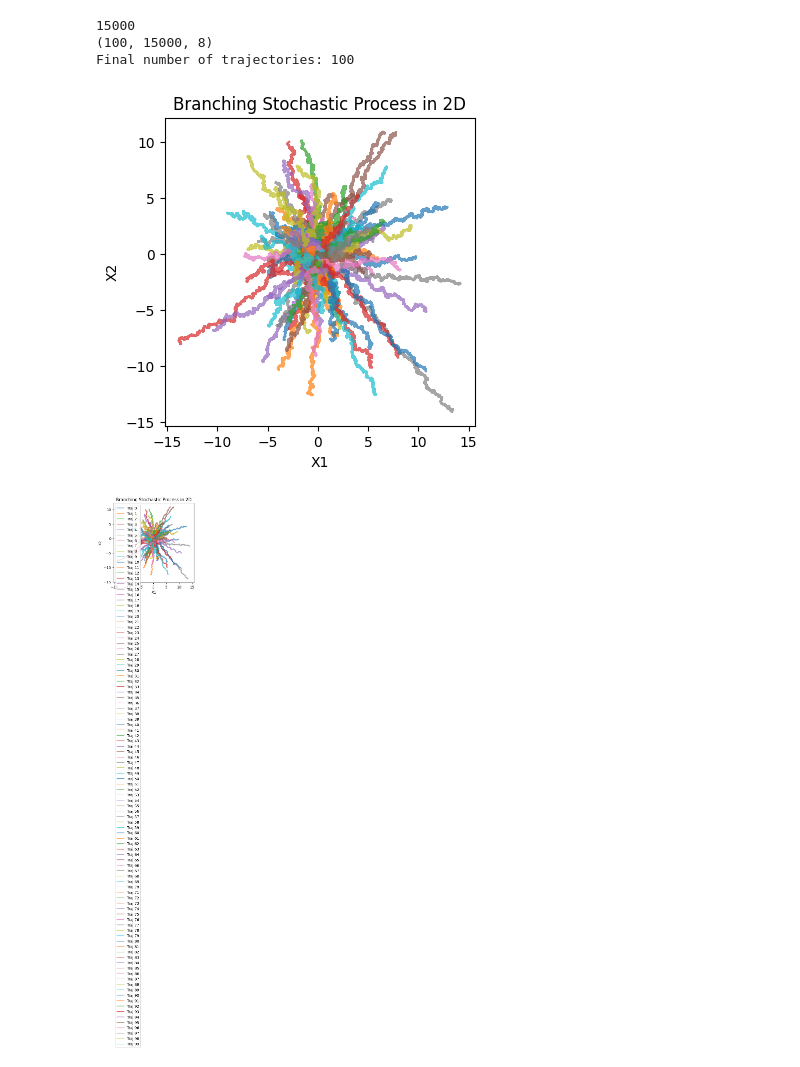
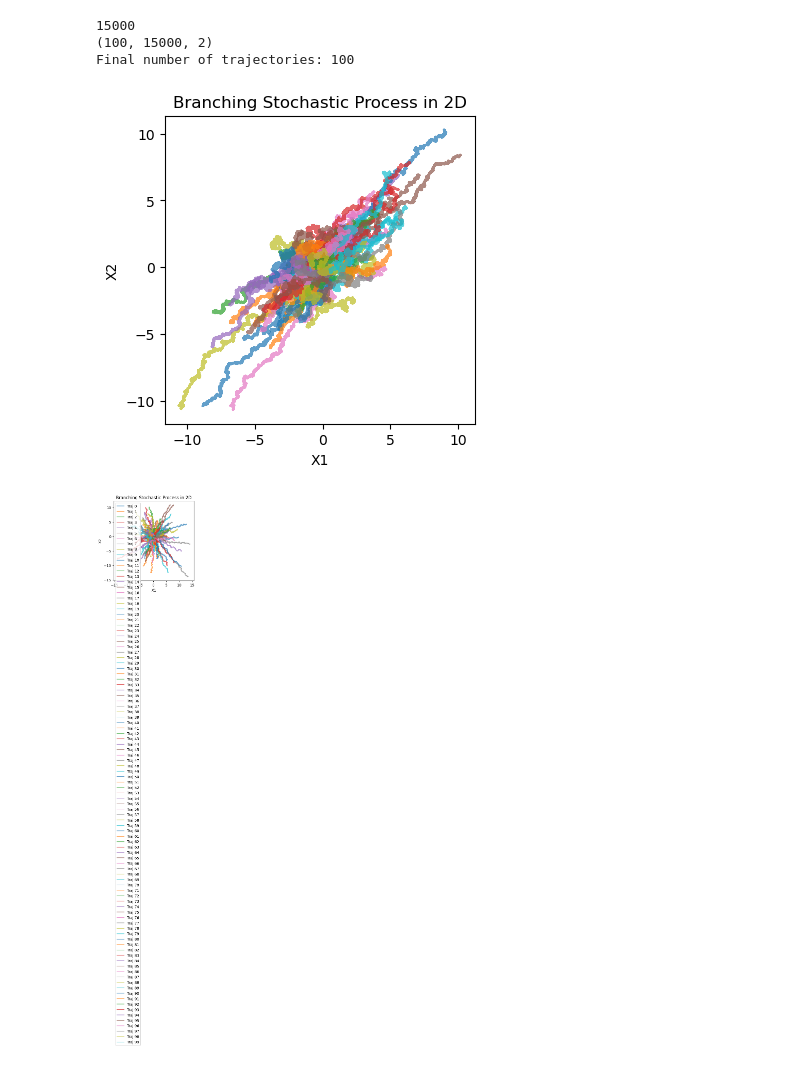
Before and after one commit to StanleyN1/OTProject, a Jupyter notebook: trajectory_inference/src/branching_test.ipynb, the cells around one changed output. Cells and saved outputs as stored; diff of their text form; code cells hidden in the pictures.

```diff
--- a/trajectory_inference/src/branching_test.ipynb
+++ b/trajectory_inference/src/branching_test.ipynb
@@ -14,39 +11,39 @@ The autoreload extension is already loaded. To reload it, use:
 # %%
-A = np.eye(8) # np.array([[1, 0.1],
-#               [-0.1, 1]])
+A = np.array([[0.5, 0.5],
+              [0.5, 0.5]])
 d = A.shape[0]
 # A = np.array([1.0])
 
 G = np.array([[1, 0.0],
               [0.0, 1]])
 
 G = np.eye(d)
 # G = np.array([1.0])
 
 H = G@G.T
 
 growth_rate = 0.0 # 0.75
 # lambda_func = lambda X: 1.3 * np.exp(-0.01*np.linalg.norm(X))  # Decaying branching rate
 # lambda_func = lambda X: growth_rate # 1.0 # 1.0 # Constant branching rate
 
 N_init = 100 # 5
 X0 = np.random.multivariate_normal(np.zeros(d), np.diag(np.ones(d)), N_init) # np.random.normal(0, 1, (N_init, A.shape[1]))
 # X0 = np.random.normal(0, 1, (N_init))
 Nt = 15000
 process = BranchingStochasticProcess(A, G, dt=0.0001, Nt=Nt, N_traj=N_init)
 # process = BranchingStochasticProcess(A, G, X0, no_branch_lambda_func, dt=0.0001, T=2.0, N_traj=10)
 process.simulate(X0, growth_rate=growth_rate)
 # process.simulate_track(X0, growth_rate=growth_rate)
 print("Final number of trajectories:", process.N_traj)
 # print(process.lineage_tree)
 process.plot_trajectories(downsample=1)
 
 # process.save_file(f'data/trajectories.h5', downsample_rate=500)
 # %% [output]
 15000
-(100, 15000, 8)
+(100, 15000, 2)
 Final number of trajectories: 100
-[figure, old version]
+[figure, new version]
 # %%
 process.plot_trajectories(downsample=1, legend=True)
 # %% [output]
```
Also changed, not shown: parts of 7 cells of this notebook, 34 other files.
